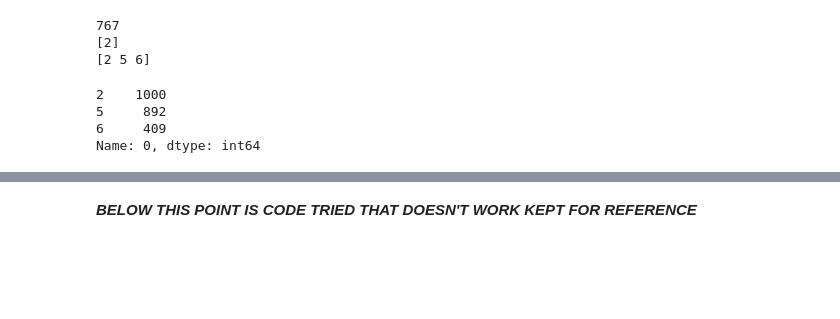
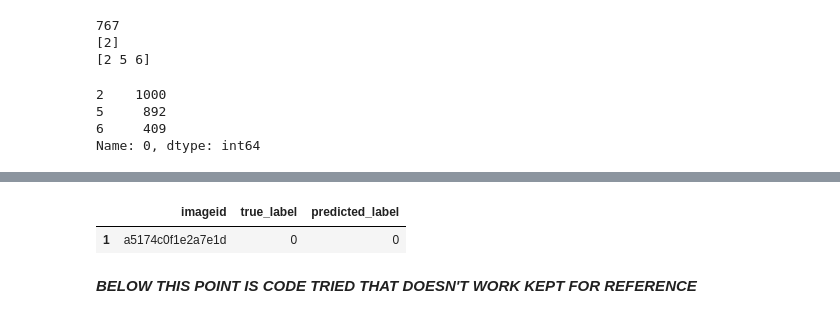
Before and after one commit to cabincabin/MLRobustClassifier, a Jupyter notebook: notebooks/modeling_colab_cnn.ipynb, the cells around one changed output, grey strips where cells are left out. Drawn from its saved outputs; the diff is of its cells as text; code cells hidden in the pictures; blank space fills up the shorter version.

```diff
--- a/notebooks/modeling_colab_cnn.ipynb
+++ b/notebooks/modeling_colab_cnn.ipynb
@@ -498,0 +513,34 @@ Name: 0, dtype: int64
+# %%
+def process_results(results):
+  ###process results data and transform into df
+  imageid=[]
+  correct_label=[]
+  predicted_label=[]
+  num_res=len(results)
+  print(num_res)
+  for inst in results:
+    keys=list(inst.keys())
+    ### APPEND IMAGEID
+    imageid_i=inst.get('id')
+    imageid.append(imageid_i)
+    print(imageid_i)
+    ### APPEND CORRECT LABEL
+    res=inst.get('correctIndicies')
+    res=res[0]
+    print(res)
+    correct_label.append(res)
+    ### APPEND PREDICATED LABEL
+    res=inst.get('PredictLabels')
+    print(res)
+    res=res[0]
+    ind=0
+    prob=0
+    for i in range(0,len(res)):
+      if float(res[i])>prob:
+        ind=i
+        prob=res[i]
+    predicted_label.append(ind)
+    print(ind)
+
+
+  return(imageid,correct_label, predicted_label)
@@ -498,0 +553,2 @@ Name: 0, dtype: int64
+# %%
+imageid,correct_label, predicted_label=process_results(results_edge_256)
@@ -498,0 +573,5 @@ Name: 0, dtype: int64
+# %%
+df=pd.DataFrame()
+df['imageid']=imageid
+df['true_label']=correct_label
+df['predicted_label']=predicted_label
@@ -499,2 +580,7 @@ Name: 0, dtype: int64
+# %%
+df[1:2]
+# %% [output]
+|  | imageid | true_label | predicted_label |
+| 1 | a5174c0f1e2a7e1d | 0 | 0 |
 # %% [markdown]
 ***BELOW THIS POINT IS CODE TRIED THAT DOESN'T WORK KEPT FOR REFERENCE***
```
Also changed, not shown: parts of 6 cells of this notebook.
